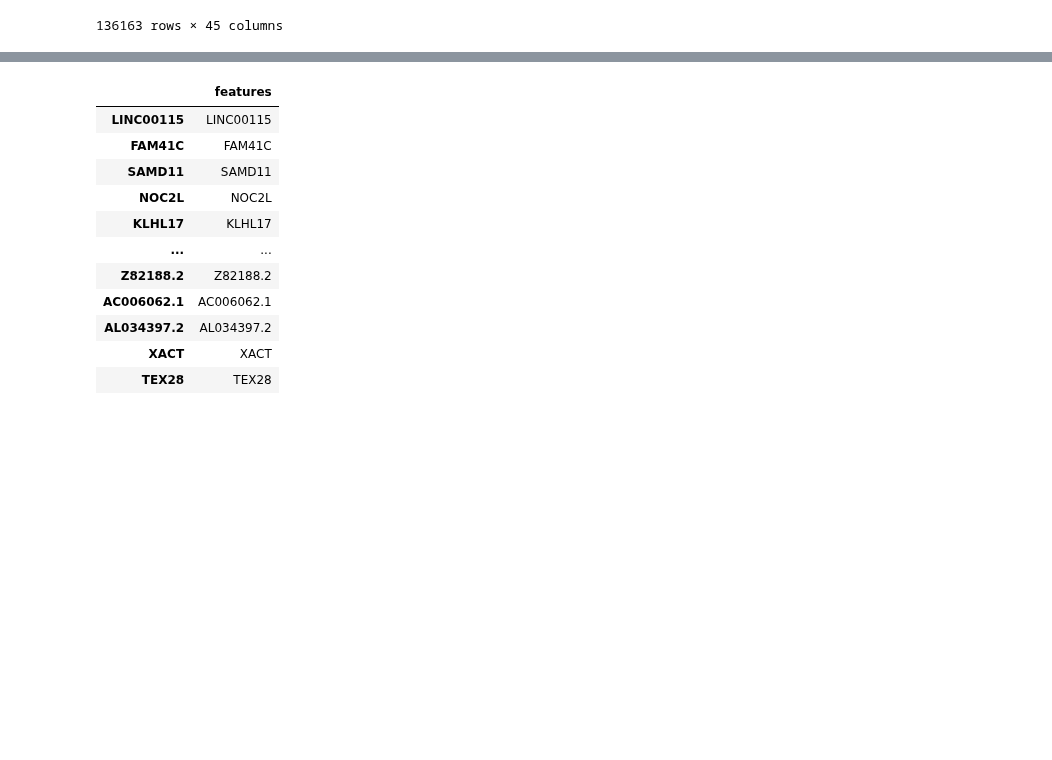
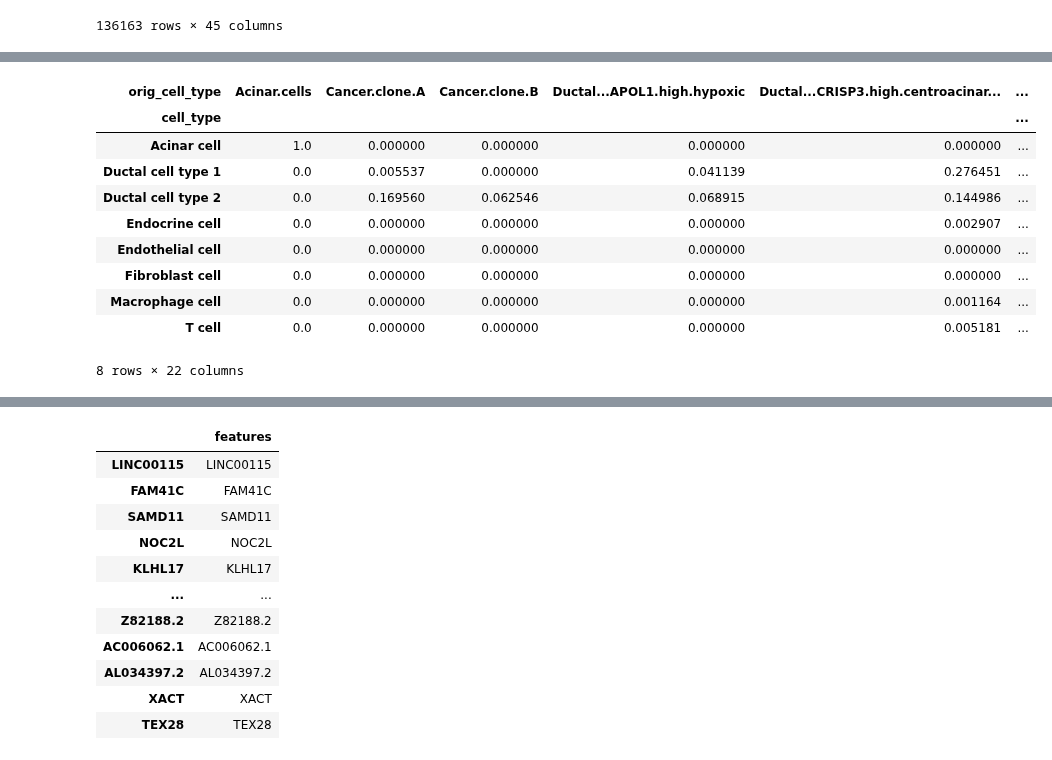
Before and after one commit to williamrobotma/AGrEDA, a Jupyter notebook: eda-pdac-chijimatsu.ipynb, the cells around one changed output, grey strips where cells are left out. Cells and saved outputs as stored; diff of their text form; code cells hidden in the pictures; blank space fills up the shorter version.

Commit message:
Preliminary integrations of peng data into pipeline

```diff
--- a/eda-pdac-chijimatsu.ipynb
+++ b/eda-pdac-chijimatsu.ipynb
@@ -27,3 +27,8 @@ adata.obs
 | pk210318_TTTGTTGGTATGAGCG-1 | NA | pk210318 | Tumor | T cell | NA | NA | NA | NA | OUGS_T4 | ... |
 | pk210318_TTTGTTGTCCGTATGA-1 | NA | pk210318 | Tumor | T cell | NA | NA | NA | NA | OUGS_T4 | ... |
 136163 rows × 45 columns
+# %%
+orig_cell_types = adata.obs[adata.obs["Project"] == "GSE111672"].index.to_series().map(lambda x: x.split("_")[3].rstrip(".0123456789"))
+orig_cell_types.name = "orig_cell_type"
+cell_type_df = pd.concat([adata.obs.loc[adata.obs["Project"] == "GSE111672", "Cell_type"], orig_cell_types], axis=1)
+cell_type_df
@@ -29,0 +49,35 @@ adata.obs
+# %%
+from sklearn.metrics import jaccard_score
+from joblib import Parallel, delayed
+import itertools
+
+cell_types = np.unique(cell_type_df["Cell_type"])
+orig_cell_types = np.unique(cell_type_df["orig_cell_type"])
+
+# cell_type_to_ord = {c_type: i for i, c_type in enumerate(cell_types)}
+# orig_cell_type_to_ord = {c_type: i for i, c_type in enumerate(orig_cell_types)}
+
+cell_type_one_hot = np.asarray([(cell_type_df["Cell_type"] == c_type).to_numpy().astype(int) for c_type in cell_types])
+orig_cell_type_one_hot = np.asarray([(cell_type_df["orig_cell_type"] == c_type).to_numpy().astype(int) for c_type in orig_cell_types])
+
+fun = lambda i, j: (i, j, jaccard_score(cell_type_one_hot[i], orig_cell_type_one_hot[j]))
+long_list = Parallel(n_jobs=-1)(delayed(fun)(*item) for item in itertools.product(range(len(cell_types)), range(len(orig_cell_types))))
+# long_list = [fun(*item) for item in itertools.product(range(len(cell_types)), range(len(orig_cell_types)))]
+
+long_df = pd.DataFrame(long_list, columns=["cell_type", "orig_cell_type", "jaccard_score"])
+long_df["cell_type"] = cell_types[long_df["cell_type"]]
+long_df["orig_cell_type"] = orig_cell_types[long_df["orig_cell_type"]]
+wide_df = long_df.pivot(index="cell_type", columns="orig_cell_type", values="jaccard_score")
+wide_df
+# %% [output]
+| orig_cell_type | Acinar.cells | Cancer.clone.A | Cancer.clone.B | Ductal...APOL1.high.hypoxic | Ductal...CRISP3.high.centroacinar... | ... |
+| cell_type |  |  |  |  |  | ... |
+| Acinar cell | 1.0 | 0.000000 | 0.000000 | 0.000000 | 0.000000 | ... |
+| Ductal cell type 1 | 0.0 | 0.005537 | 0.000000 | 0.041139 | 0.276451 | ... |
+| Ductal cell type 2 | 0.0 | 0.169560 | 0.062546 | 0.068915 | 0.144986 | ... |
+| Endocrine cell | 0.0 | 0.000000 | 0.000000 | 0.000000 | 0.002907 | ... |
+| Endothelial cell | 0.0 | 0.000000 | 0.000000 | 0.000000 | 0.000000 | ... |
+| Fibroblast cell | 0.0 | 0.000000 | 0.000000 | 0.000000 | 0.000000 | ... |
+| Macrophage cell | 0.0 | 0.000000 | 0.000000 | 0.000000 | 0.001164 | ... |
+| T cell | 0.0 | 0.000000 | 0.000000 | 0.000000 | 0.005181 | ... |
+8 rows × 22 columns
```
Also changed, not shown: parts of 3 cells of this notebook, 6 other files.
